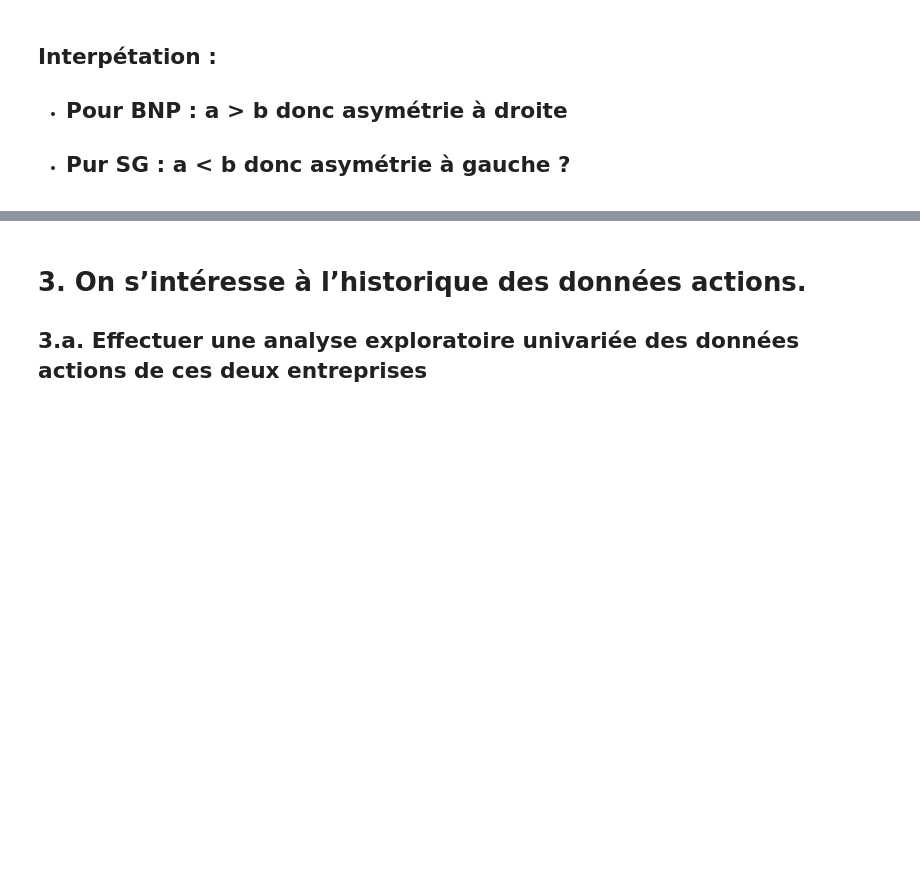
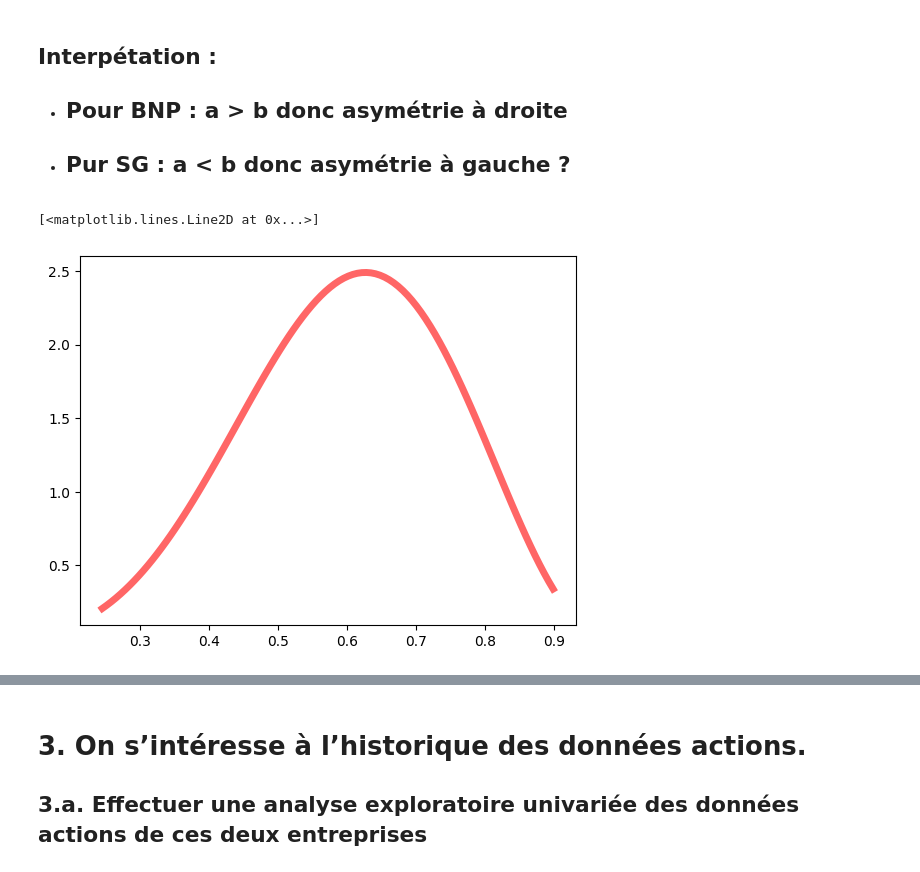
Before and after one commit to Jeangrivo/Gestion-des-Risques-Multiples, a Jupyter notebook: CreditVaR.ipynb, the cells around one changed output, grey strips where cells are left out. Cells and saved outputs as stored; diff of their text form; code cells hidden in the pictures; blank space fills up the shorter version.

```diff
--- a/CreditVaR.ipynb
+++ b/CreditVaR.ipynb
@@ -68,3 +73,16 @@ SG Beta parameters: alpha = 0.708 beta = 1.652
 ## Interpétation :
   - ## Pour BNP : a > b donc asymétrie à droite
   - ## Pur SG : a < b  donc asymétrie à gauche ?
+# %%
+import numpy as np
+from scipy.stats import beta
+import matplotlib.pyplot as plt
+fig, ax = plt.subplots(1, 1)
+
+x = np.linspace(beta.ppf(0.01, a_chapeau_bnp, b_chapeau_bnp),
+                beta.ppf(0.99, a_chapeau_bnp, b_chapeau_bnp), 100)
+ax.plot(x, beta.pdf(x, a_chapeau_bnp, b_chapeau_bnp),
+       'r-', lw=5, alpha=0.6, label='beta pdf')
+# %% [output]
+[<matplotlib.lines.Line2D at 0x...>]
+[figure, added]
```
Also changed, not shown: parts of 15 cells of this notebook.
